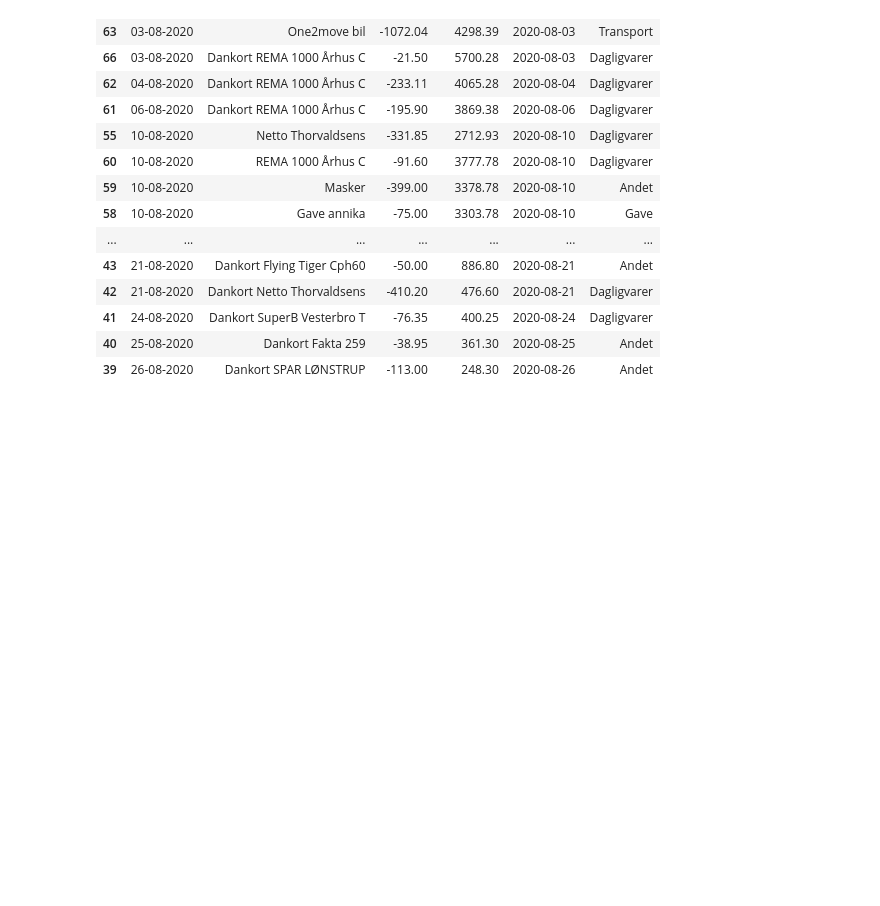
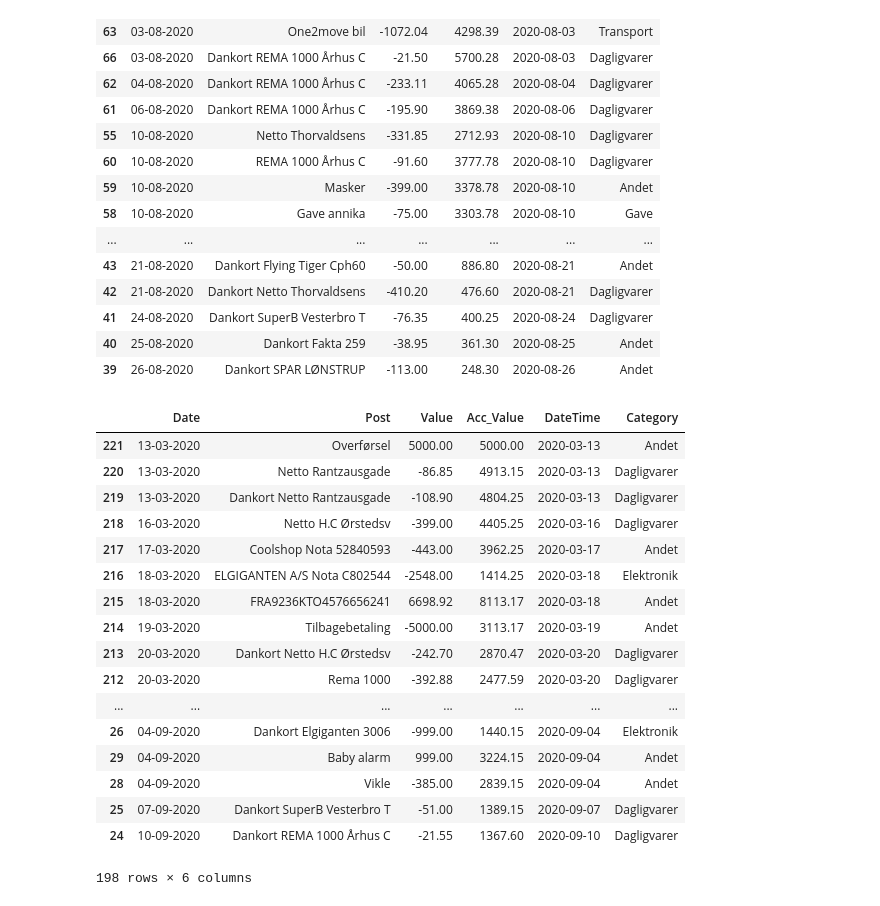
Before and after one commit to mbroend/Household-BI, a Jupyter notebook: Exploratory/LSB.ipynb, the cells around one changed output. Saved outputs shown, nothing was run; the diff lists cells and outputs as text; code cells hidden in the pictures; blank space fills up the shorter version.

```diff
--- a/Exploratory/LSB.ipynb
+++ b/Exploratory/LSB.ipynb
@@ -309,3 +309,24 @@ df[(df['DateTime'] >= '2020-08-01') & (df['DateTime'] <= '2020-08-30')]
 | 41 | 24-08-2020 | Dankort SuperB Vesterbro T | -76.35 | 400.25 | 2020-08-24 | Dagligvarer |
 | 40 | 25-08-2020 | Dankort Fakta 259 | -38.95 | 361.30 | 2020-08-25 | Andet |
 | 39 | 26-08-2020 | Dankort SPAR LØNSTRUP | -113.00 | 248.30 | 2020-08-26 | Andet |
+# %%
+df[(df['DateTime'] >= '2020-01-01') & (df['DateTime'] <= '2020-09-10')]
+# %% [output]
+|  | Date | Post | Value | Acc_Value | DateTime | Category |
+| 221 | 13-03-2020 | Overførsel | 5000.00 | 5000.00 | 2020-03-13 | Andet |
+| 220 | 13-03-2020 | Netto Rantzausgade | -86.85 | 4913.15 | 2020-03-13 | Dagligvarer |
+| 219 | 13-03-2020 | Dankort Netto Rantzausgade | -108.90 | 4804.25 | 2020-03-13 | Dagligvarer |
+| 218 | 16-03-2020 | Netto H.C Ørstedsv | -399.00 | 4405.25 | 2020-03-16 | Dagligvarer |
+| 217 | 17-03-2020 | Coolshop Nota 52840593 | -443.00 | 3962.25 | 2020-03-17 | Andet |
+| 216 | 18-03-2020 | ELGIGANTEN A/S Nota C802544 | -2548.00 | 1414.25 | 2020-03-18 | Elektronik |
+| 215 | 18-03-2020 | FRA9236KTO4576656241 | 6698.92 | 8113.17 | 2020-03-18 | Andet |
+| 214 | 19-03-2020 | Tilbagebetaling | -5000.00 | 3113.17 | 2020-03-19 | Andet |
+| 213 | 20-03-2020 | Dankort Netto H.C Ørstedsv | -242.70 | 2870.47 | 2020-03-20 | Dagligvarer |
+| 212 | 20-03-2020 | Rema 1000 | -392.88 | 2477.59 | 2020-03-20 | Dagligvarer |
+| ... | ... | ... | ... | ... | ... | ... |
+| 26 | 04-09-2020 | Dankort Elgiganten 3006 | -999.00 | 1440.15 | 2020-09-04 | Elektronik |
+| 29 | 04-09-2020 | Baby alarm | 999.00 | 3224.15 | 2020-09-04 | Andet |
+| 28 | 04-09-2020 | Vikle | -385.00 | 2839.15 | 2020-09-04 | Andet |
+| 25 | 07-09-2020 | Dankort SuperB Vesterbro T | -51.00 | 1389.15 | 2020-09-07 | Dagligvarer |
+| 24 | 10-09-2020 | Dankort REMA 1000 Århus C | -21.55 | 1367.60 | 2020-09-10 | Dagligvarer |
+198 rows × 6 columns
```
Also changed, not shown: parts of 5 cells of this notebook, 5 other files.
